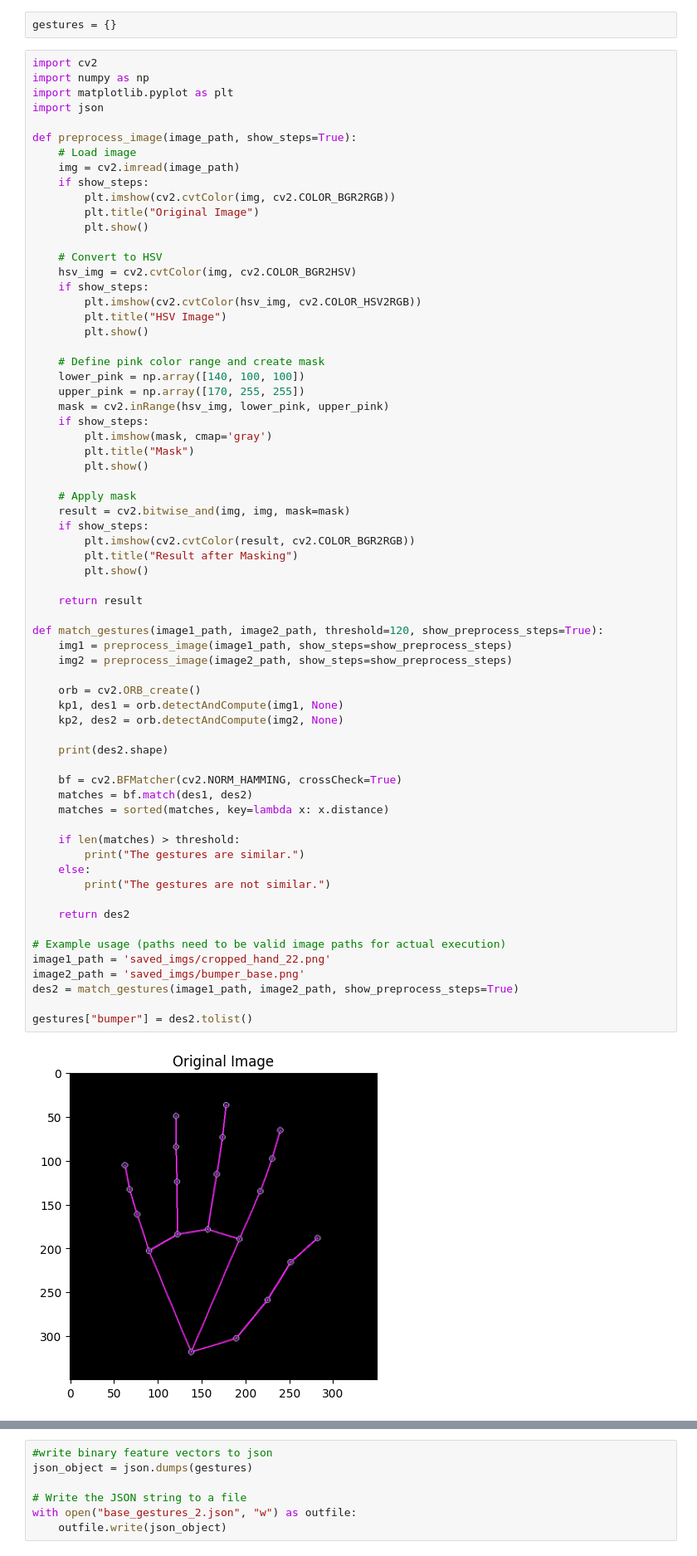
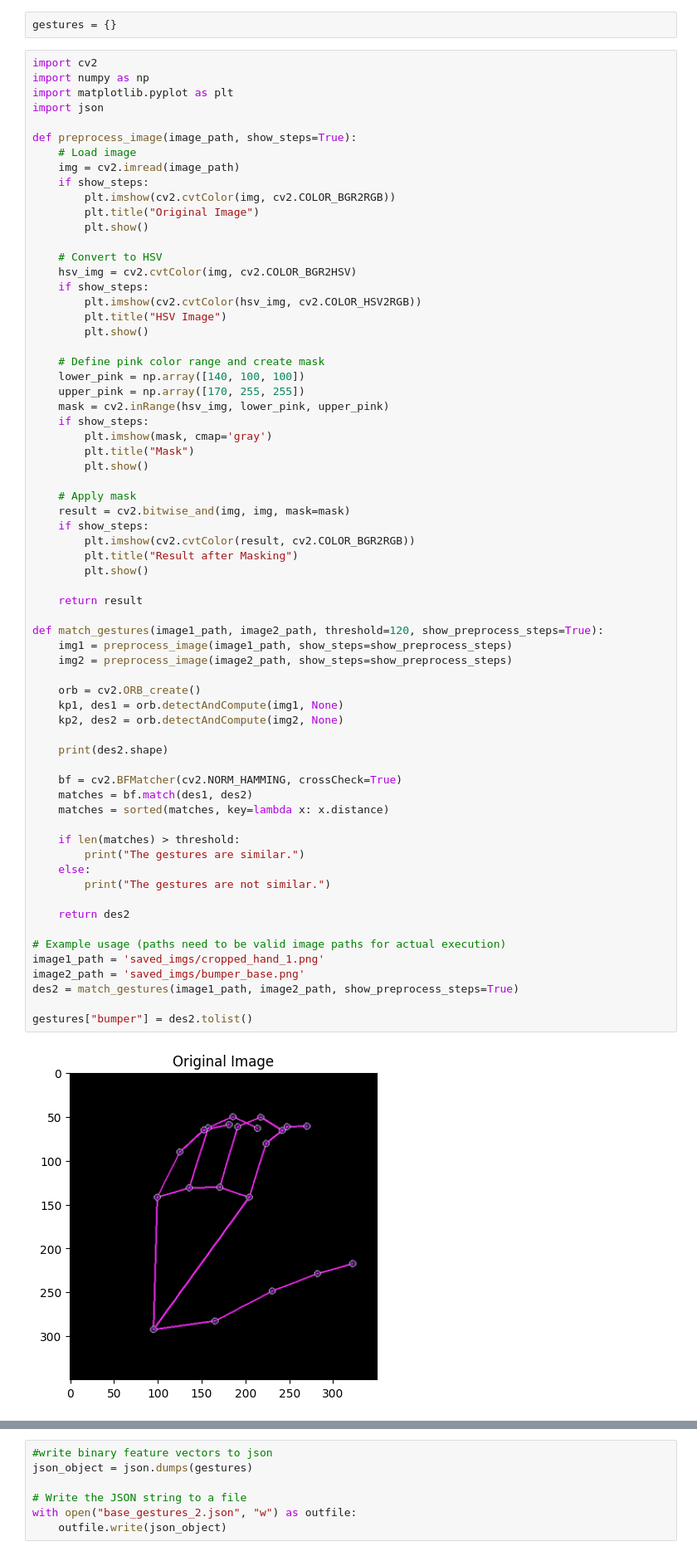
Before and after one commit to TaylorT52/MediaPipeHandPose, a Jupyter notebook: gesture_sim.ipynb, the cells around one changed output, grey strips where cells are left out. Shown: that part at 83% size. Drawn from its saved outputs; the diff is of its cells as text.

```diff
--- a/gesture_sim.ipynb
+++ b/gesture_sim.ipynb
@@ -49,32 +49,32 @@ def preprocess_image(image_path, show_steps=True):
 
     return result
 
 def match_gestures(image1_path, image2_path, threshold=120, show_preprocess_steps=True):
     img1 = preprocess_image(image1_path, show_steps=show_preprocess_steps)
     img2 = preprocess_image(image2_path, show_steps=show_preprocess_steps)
 
     orb = cv2.ORB_create()
     kp1, des1 = orb.detectAndCompute(img1, None)
     kp2, des2 = orb.detectAndCompute(img2, None)
 
     print(des2.shape)
 
     bf = cv2.BFMatcher(cv2.NORM_HAMMING, crossCheck=True)
     matches = bf.match(des1, des2)
     matches = sorted(matches, key=lambda x: x.distance)
 
     if len(matches) > threshold:
         print("The gestures are similar.")
     else:
         print("The gestures are not similar.")
 
     return des2
 
 # Example usage (paths need to be valid image paths for actual execution)
-image1_path = 'saved_imgs/cropped_hand_22.png'
+image1_path = 'saved_imgs/cropped_hand_1.png'
 image2_path = 'saved_imgs/bumper_base.png'
 des2 = match_gestures(image1_path, image2_path, show_preprocess_steps=True)
 
 gestures["bumper"] = des2.tolist()
 # %% [output]
-[figure, old version]
+[figure, new version]
```
Also changed, not shown: parts of 2 cells of this notebook, 5 other files.
